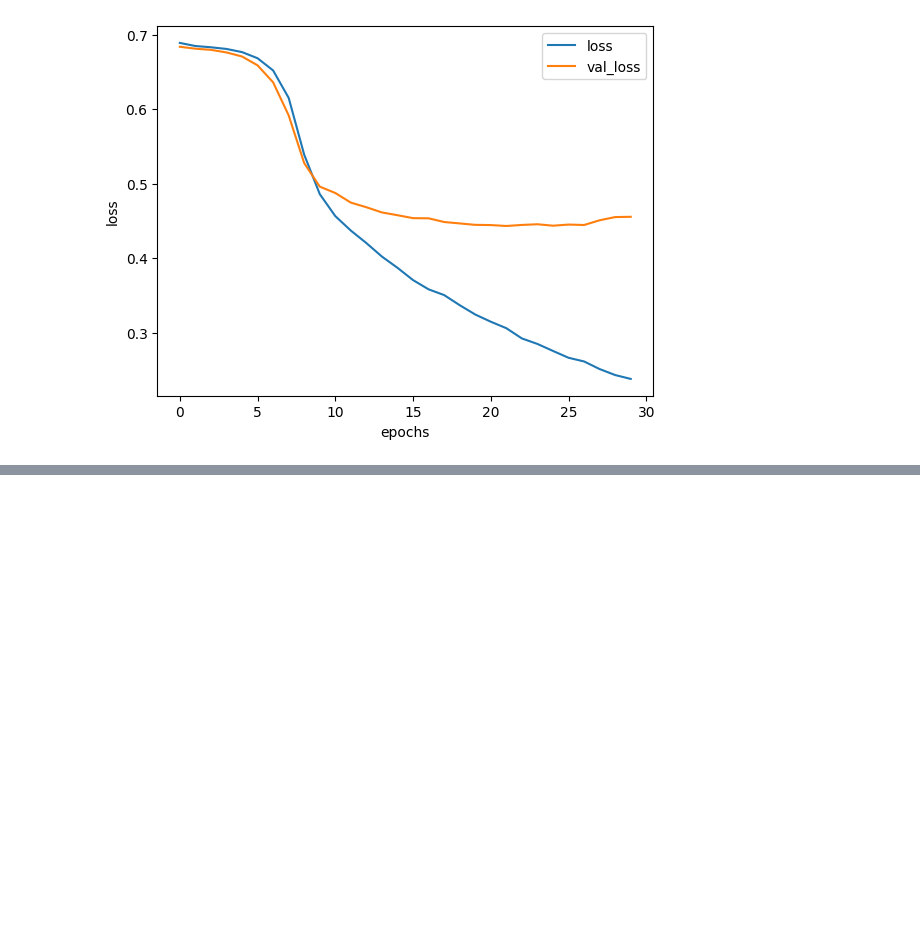
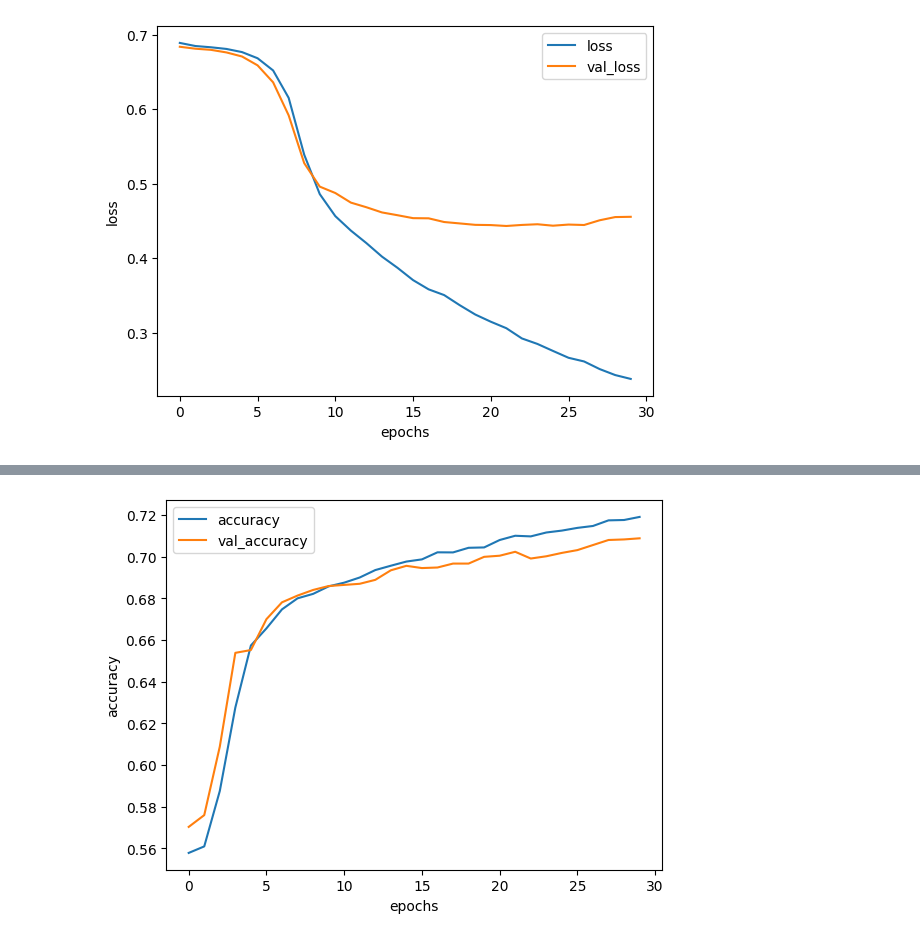
Before and after one commit to Gugo-le/school_record_, a Jupyter notebook: RNN.ipynb, the cells around one changed output, grey strips where cells are left out. Cells and saved outputs as stored; diff of their text form; code cells hidden in the pictures; blank space fills up the shorter version.

```diff
--- a/RNN.ipynb
+++ b/RNN.ipynb
@@ -295,0 +401,34 @@ plt.show()
+# %%
+# 어휘 사전 크기와 임베딩 차원에 맞는 행렬을 만든다.
+embedding_matrix = np.zeros((vocab_size, embedding_dim))
+for word, index in tokenizer.word_index.items():
+    if index > vocab_size - 1:
+        break
+    else:
+        embedding_vector = glove_embeddings.get(word)
+        if embedding_vector is not None:
+            embedding_matrix[index] = embedding_vector
+# %%
+import numpy as np
+
+training_padded = np.array(training_padded)
+training_labels = np.array(training_labels)
+testing_padded = np.array(testing_padded)
+testing_labels = np.array(testing_labels)
+# %%
+model = tf.keras.Sequential([
+    tf.keras.layers.Embedding(vocab_size, embedding_dim,
+                              weights=[embedding_matrix], trainable=False), # 사전 훈련된 임베딩 벡터이므로 훈련 x
+    tf.keras.layers.Bidirectional(tf.keras.layers.LSTM(embedding_dim,
+                                                       return_sequences=True)),
+    tf.keras.layers.Bidirectional(tf.keras.layers.LSTM(embedding_dim)),
+    tf.keras.layers.Dense(24, activation='relu'),
+    tf.keras.layers.Dense(1, activation='sigmoid')
+])
+adam = tf.keras.optimizers.Adam(learning_rate=0.00001,
+                                beta_1=0.9, beta_2=0.999, amsgrad=False)
+model.compile(loss='binary_crossentropy',optimizer=adam, metrics=['accuracy'])
+# %%
+num_epochs = 30
+history = model.fit(training_padded, training_labels, epochs=num_epochs,
+                    validation_data=(testing_padded, testing_labels))
@@ -295,0 +453,9 @@ plt.show()
+# %%
+plt.plot(history.history['accuracy'])
+plt.plot(history.history['val_accuracy'])
+plt.xlabel('epochs')
+plt.ylabel('accuracy')
+plt.legend(['accuracy', 'val_accuracy'])
+plt.show()
+# %% [output]
+[figure, added]
```
Also changed, not shown: parts of 13 cells of this notebook.
